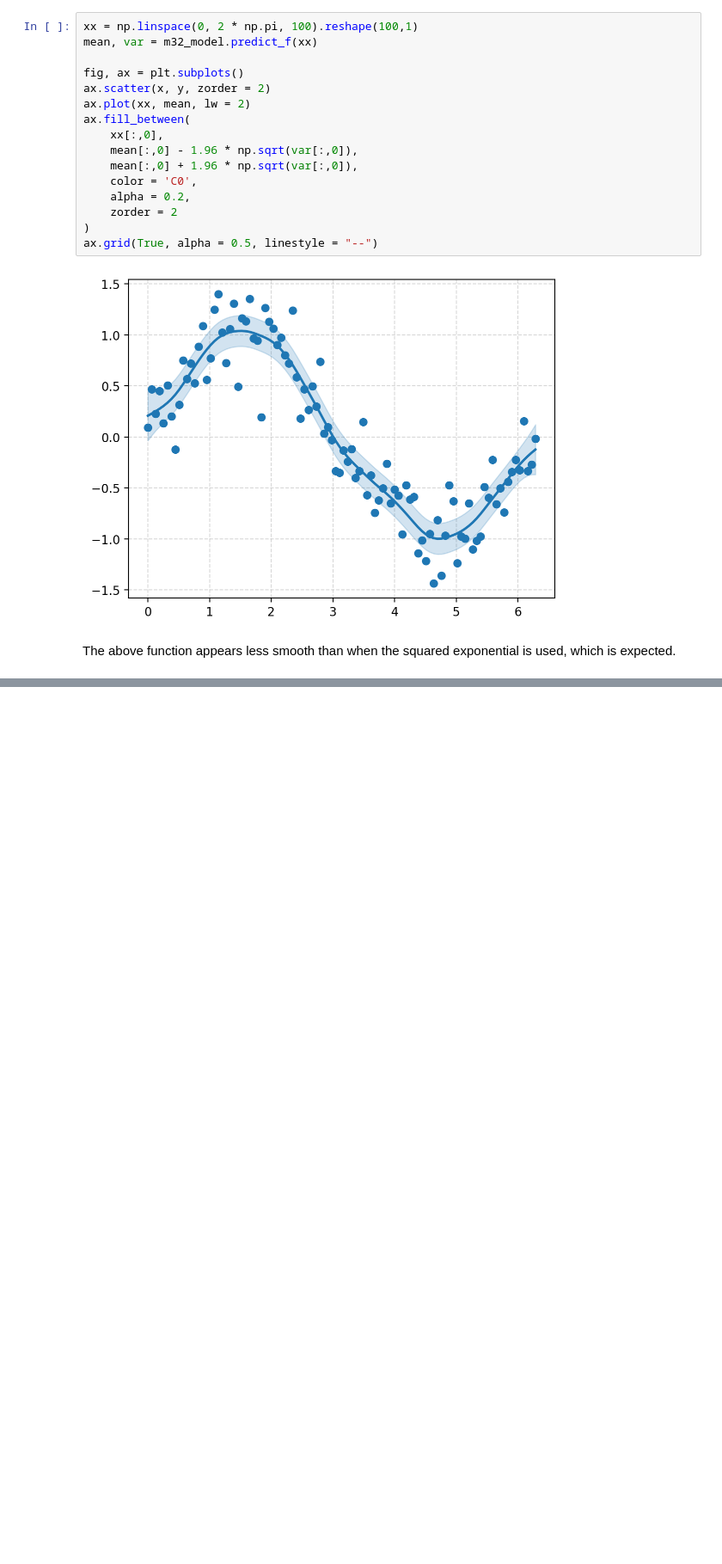
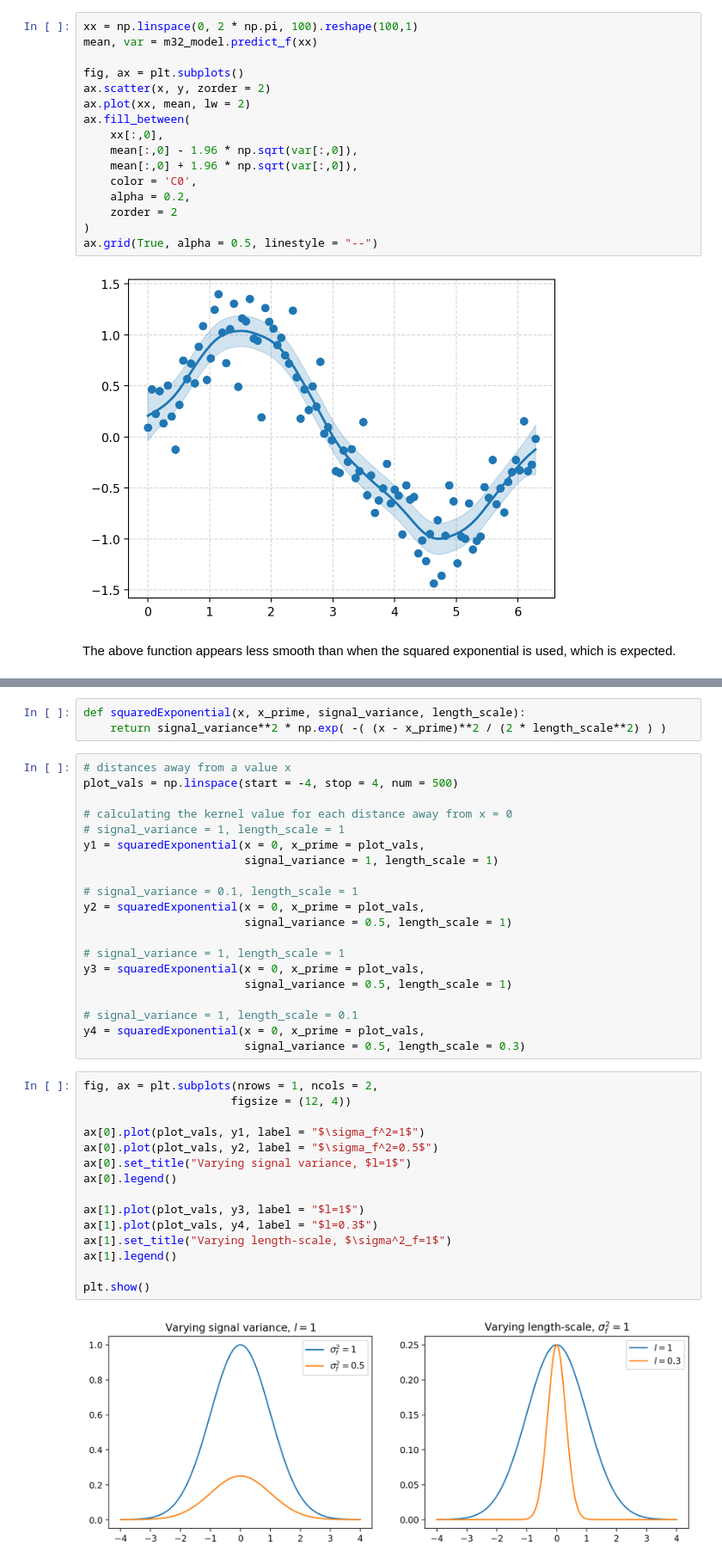
Before and after one commit to mazin-abdelghany/phd-bayesopt-esd, a Jupyter notebook: 2025-12_Week-6/2025-12-4_GP-regression_week-6.ipynb, the cells around one changed output, grey strips where cells are left out. Shown at 86% size. Cells and saved outputs as stored; diff of their text form; blank space fills up the shorter version.

```diff
--- a/2025-12_Week-6/2025-12-4_GP-regression_week-6.ipynb
+++ b/2025-12_Week-6/2025-12-4_GP-regression_week-6.ipynb
@@ -541,0 +755,40 @@ The above function appears less smooth than when the squared exponential is used
+# %%
+def squaredExponential(x, x_prime, signal_variance, length_scale):
+    return signal_variance**2 * np.exp( -( (x - x_prime)**2 / (2 * length_scale**2) ) )
+# %%
+# distances away from a value x
+plot_vals = np.linspace(start = -4, stop = 4, num = 500)
+
+# calculating the kernel value for each distance away from x = 0
+# signal_variance = 1, length_scale = 1
+y1 = squaredExponential(x = 0, x_prime = plot_vals,
+                        signal_variance = 1, length_scale = 1)
+
+# signal_variance = 0.1, length_scale = 1
+y2 = squaredExponential(x = 0, x_prime = plot_vals,
+                        signal_variance = 0.5, length_scale = 1)
+
+# signal_variance = 1, length_scale = 1
+y3 = squaredExponential(x = 0, x_prime = plot_vals,
+                        signal_variance = 0.5, length_scale = 1)
+
+# signal_variance = 1, length_scale = 0.1
+y4 = squaredExponential(x = 0, x_prime = plot_vals,
+                        signal_variance = 0.5, length_scale = 0.3)
+# %%
+fig, ax = plt.subplots(nrows = 1, ncols = 2,
+                      figsize = (12, 4))
+
+ax[0].plot(plot_vals, y1, label = "$\sigma_f^2=1$")
+ax[0].plot(plot_vals, y2, label = "$\sigma_f^2=0.5$")
+ax[0].set_title("Varying signal variance, $l=1$")
+ax[0].legend()
+
+ax[1].plot(plot_vals, y3, label = "$l=1$")
+ax[1].plot(plot_vals, y4, label = "$l=0.3$")
+ax[1].set_title("Varying length-scale, $\sigma^2_f=1$")
+ax[1].legend()
+
+plt.show()
+# %% [output]
+[figure, added]
```
Also changed, not shown: parts of 46 cells of this notebook.
